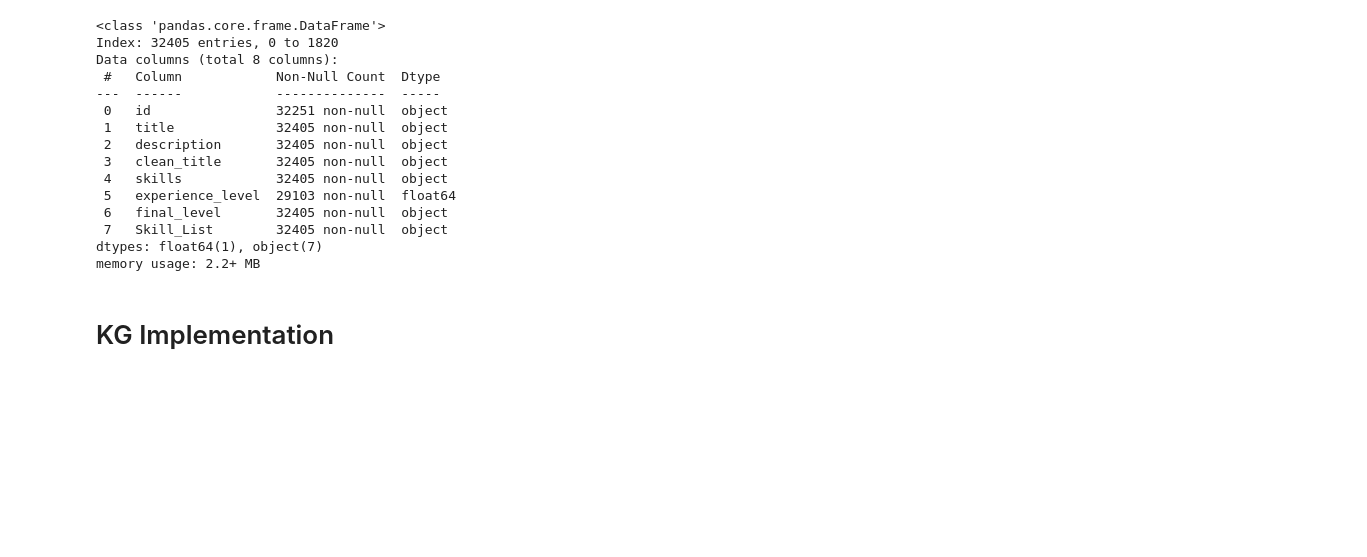
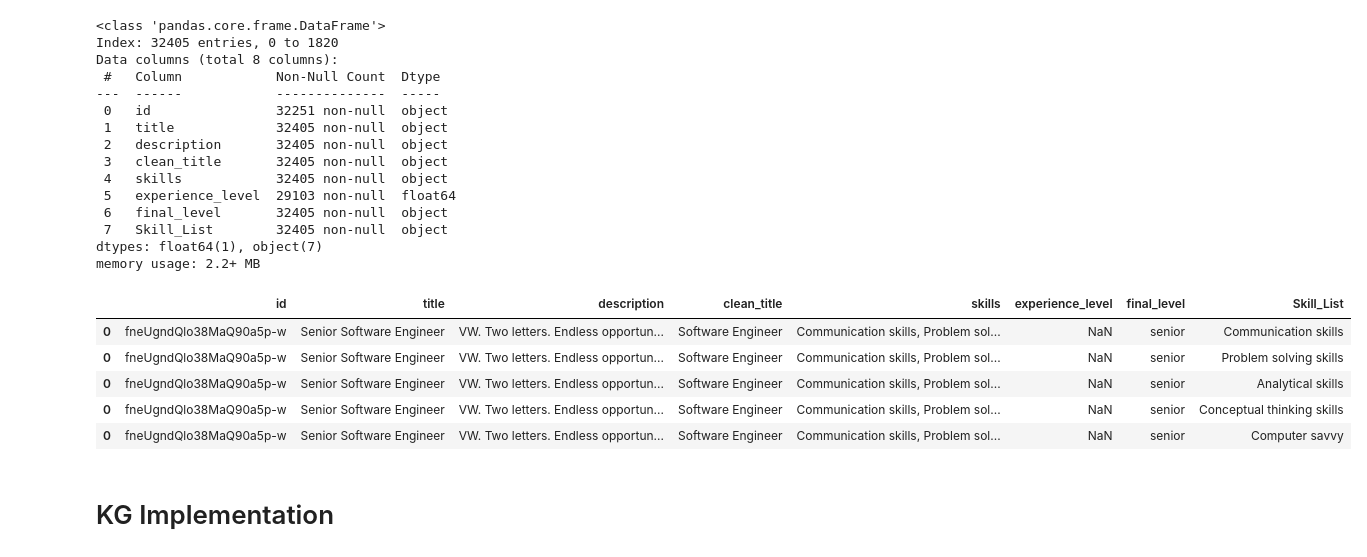
Before and after one commit to Renad03/Opportune, a Jupyter notebook: JD-Preprocessing/JobDescription_Dataset_Preprocessing.ipynb, the cells around one changed output. Saved outputs shown, nothing was run; the diff lists cells and outputs as text; code cells hidden in the pictures; blank space fills up the shorter version.

Commit message:
Final Job Description Dataset Preprocessing

```diff
--- a/JD-Preprocessing/JobDescription_Dataset_Preprocessing.ipynb
+++ b/JD-Preprocessing/JobDescription_Dataset_Preprocessing.ipynb
@@ -221,46 +298,3 @@ JD_SCHEMA = types.Schema(
-# %%
-import json
-#run on the first 100 rows only to test
-df['skills'] = None
-df['experience_level'] = None
-
-for i, row in df.iloc[487:].iterrows():
-    print("Processing row ", {i})
-    text = row["description"]
-    prompt = f"""
-    Analyze the following {JD_SCHEMA} text and extract the information based *strictly* on the provided JSON schema.
-
-    Skills must be concrete technologies such as programming languages, frameworks, tools, APIs, databases, or platforms.
-
-    - **Skills:** Clean and standardize skills by:
-        1. Removing duplicates.
-        2. Capitalizing properly.
-        3. Removing extra words.
-        4. Keeping only core technical or professional skills.
-        5. Convert phrases into common industry skill names.
-        6. Keep programming languages **short and standard** (e.g., "C++", not "C++ Programming Language"; "Python", not "Python (Programming Language)").
-
-
-     Return ONLY a valid JSON object matching this schema.
-
-    {JD_SCHEMA} Text:
-    ---
-    {text}
-    """
-    response = get_completion(prompt)
-
-    try:
-        data = json.loads(response)
-        skills = data.get("required_skills", []) + data.get("preferred_skills", [])
-        skills = list(dict.fromkeys(skills))
-        df.at[i, "skills"] = ", ".join(skills)
-        df.at[i, 'experience_level'] = data.get("min_experience_years", 0)
-
-        print("row", i, ": ", skills, "experience: ", data.get("min_experience_years"))
-    except json.JSONDecodeError:
-        print(f"Row {i} failed JSON parsing")
-        df.at[i, 'skills'] = []
-        df.at[i, 'experience_level'] = 0
 # %%
 # Step 1: Initial split from the raw ',' separated string
 df['Skill_List'] = df['skills'].str.split(',')
@@ -286,6 +332,15 @@ Data columns (total 8 columns):
  7   Skill_List        32405 non-null  object
 dtypes: float64(1), object(7)
 memory usage: 2.2+ MB
+# %%
+df.head()
+# %% [output]
+|  | id | title | description | clean_title | skills | experience_level | final_level | Skill_List |
+| 0 | fneUgndQlo38MaQ90a5p-w | Senior Software Engineer | VW. Two letters. Endless opportun... | Software Engineer | Communication skills, Problem sol... | NaN | senior | Communication skills |
+| 0 | fneUgndQlo38MaQ90a5p-w | Senior Software Engineer | VW. Two letters. Endless opportun... | Software Engineer | Communication skills, Problem sol... | NaN | senior | Problem solving skills |
+| 0 | fneUgndQlo38MaQ90a5p-w | Senior Software Engineer | VW. Two letters. Endless opportun... | Software Engineer | Communication skills, Problem sol... | NaN | senior | Analytical skills |
+| 0 | fneUgndQlo38MaQ90a5p-w | Senior Software Engineer | VW. Two letters. Endless opportun... | Software Engineer | Communication skills, Problem sol... | NaN | senior | Conceptual thinking skills |
+| 0 | fneUgndQlo38MaQ90a5p-w | Senior Software Engineer | VW. Two letters. Endless opportun... | Software Engineer | Communication skills, Problem sol... | NaN | senior | Computer savvy |
 # %%
 df.to_csv("/content/job_dataset.csv", index=False)
 # %% [markdown]
```
Also changed, not shown: parts of 19 cells of this notebook.
